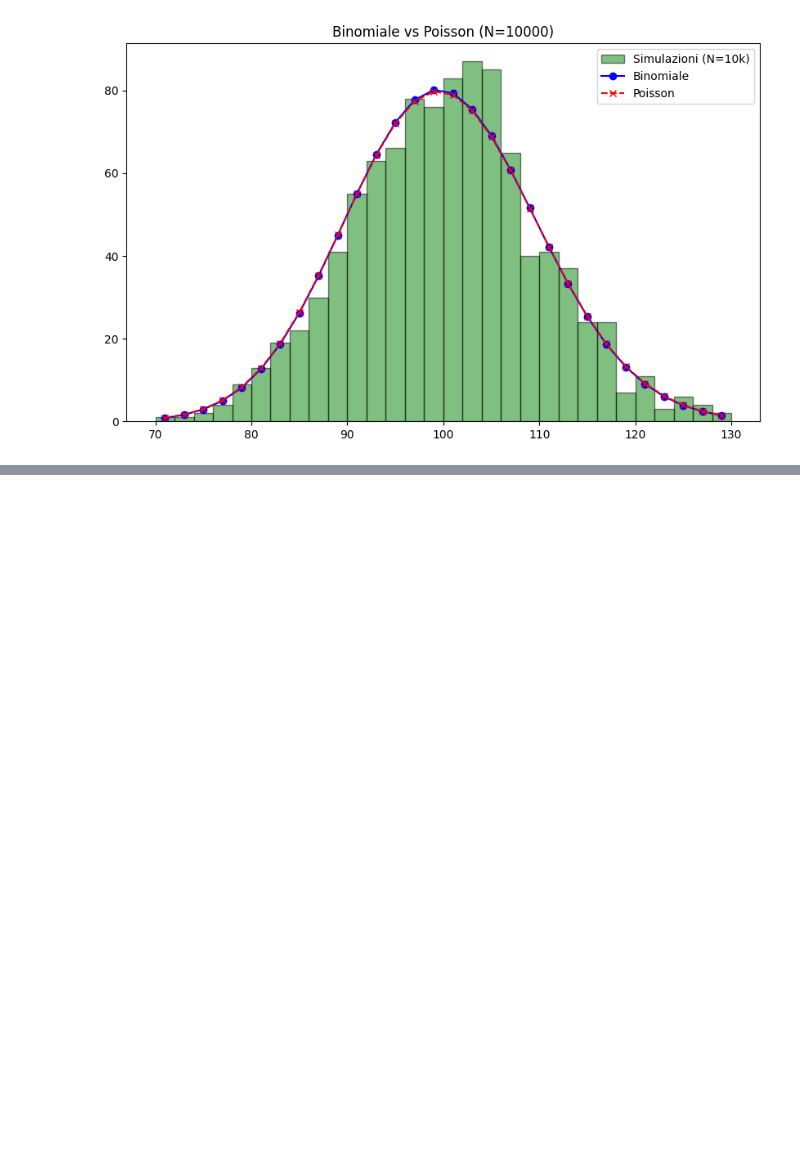
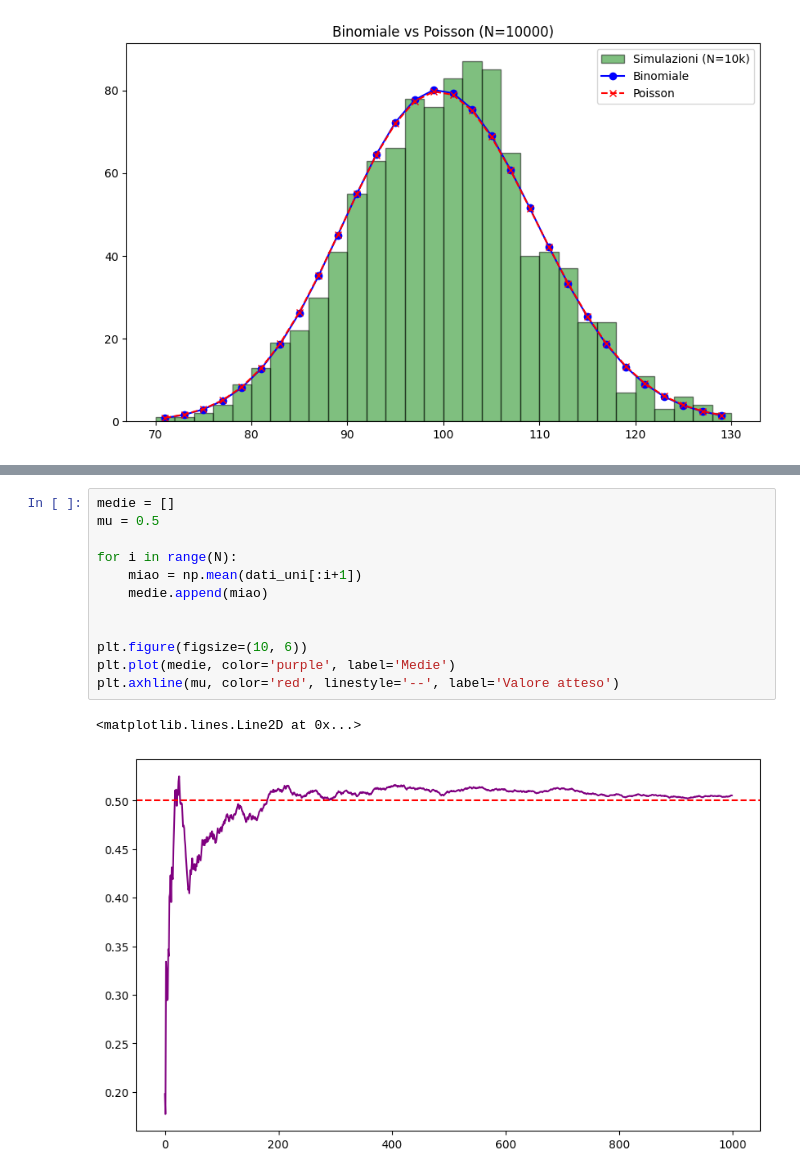
Before and after one commit to Its-mics/Statistica, a Jupyter notebook: laboratorio/Esercitazioni/File_Esercitazioni.ipynb, the cells around one changed output, grey strips where cells are left out. Drawn from its saved outputs; the diff is of its cells as text; blank space fills up the shorter version.

```diff
--- a/laboratorio/Esercitazioni/File_Esercitazioni.ipynb
+++ b/laboratorio/Esercitazioni/File_Esercitazioni.ipynb
@@ -116,0 +151,15 @@ plt.show()
+# %%
+medie = []
+mu = 0.5
+
+for i in range(N):
+    miao = np.mean(dati_uni[:i+1])
+    medie.append(miao)
+
+
+plt.figure(figsize=(10, 6))
+plt.plot(medie, color='purple', label='Medie')
+plt.axhline(mu, color='red', linestyle='--', label='Valore atteso')
+# %% [output]
+<matplotlib.lines.Line2D at 0x...>
+[figure, added]
```
Also changed, not shown: parts of 7 cells of this notebook, 4 other files.
